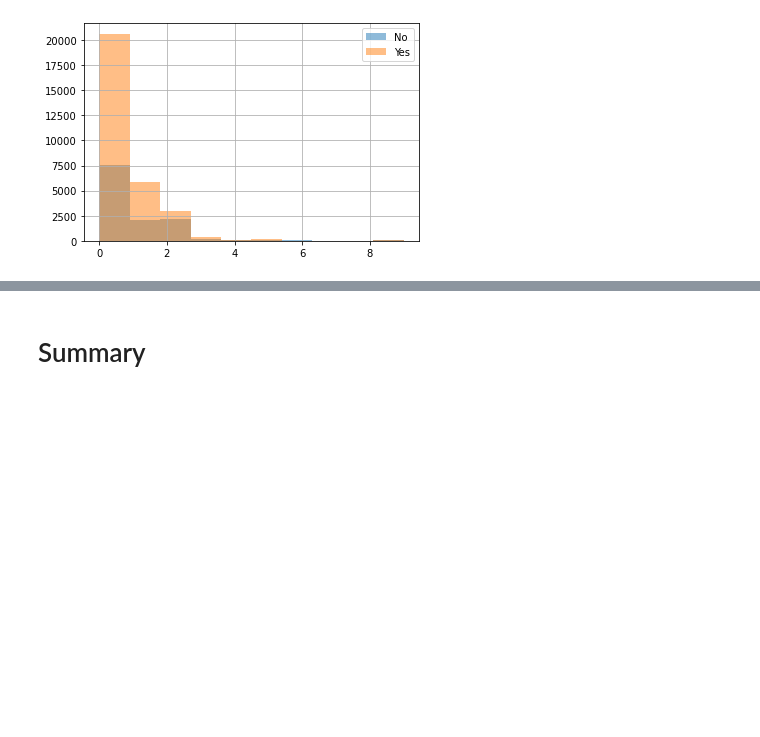
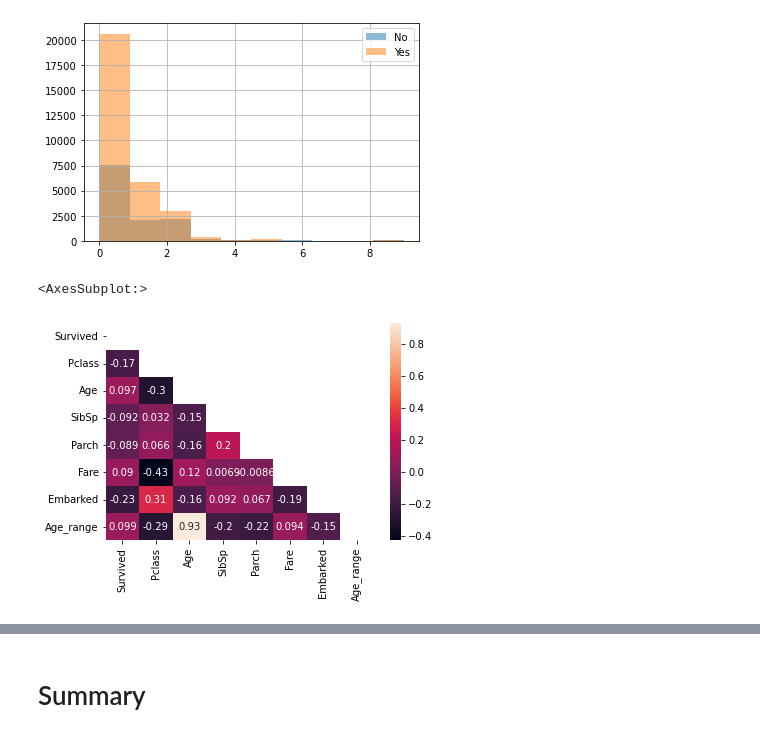
Before and after one commit to Anetta314159/2_data_exploration, a Jupyter notebook: eda.ipynb, the cells around one changed output, grey strips where cells are left out. Cells and saved outputs as stored; diff of their text form; code cells hidden in the pictures; blank space fills up the shorter version.

```diff
--- a/eda.ipynb
+++ b/eda.ipynb
@@ -359,0 +378,12 @@ Name: Parch, dtype: object
+# %%
+female_data['Age_range'].replace({'baby':0, 'child':1, 'schoolboy':2, 'teenager':3, 'young':4, 'adult':5, 'elderly':6, 'old':7},inplace=True);
+# %%
+female_data['Embarked'].replace({'C': 0, 'Q': 1, 'S': 2},inplace=True);
+female_data['Survived'].replace({'No': 0, 'Yes': 1},inplace=True);
+female_data['Pclass'].replace({'1st': 1, '2nd': 2, '3rd':3},inplace=True);
+# %%
+female_corr =  np.triu(female_data.corr())
+sns.heatmap(data=female_data.corr(), annot=True, mask = female_corr)
+# %% [output]
+<AxesSubplot:>
+[figure, added]
```
Also changed, not shown: parts of 13 cells of this notebook.
